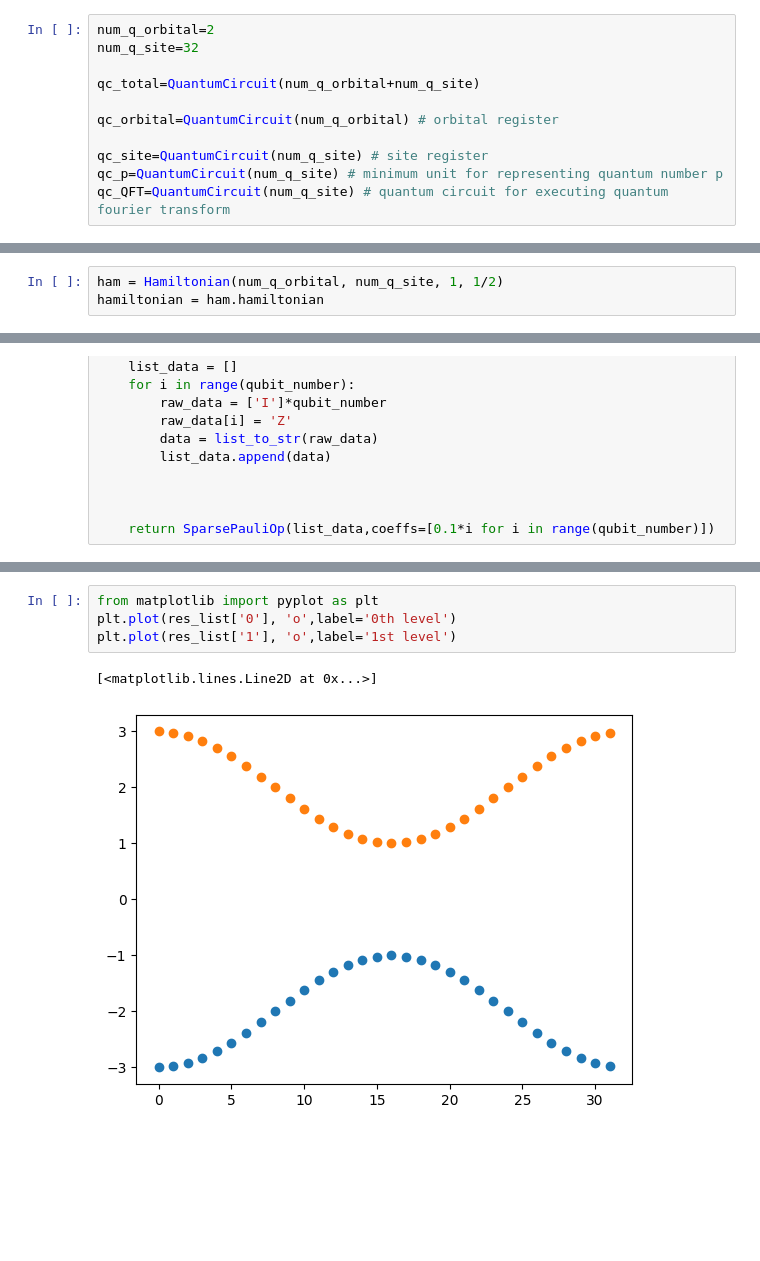
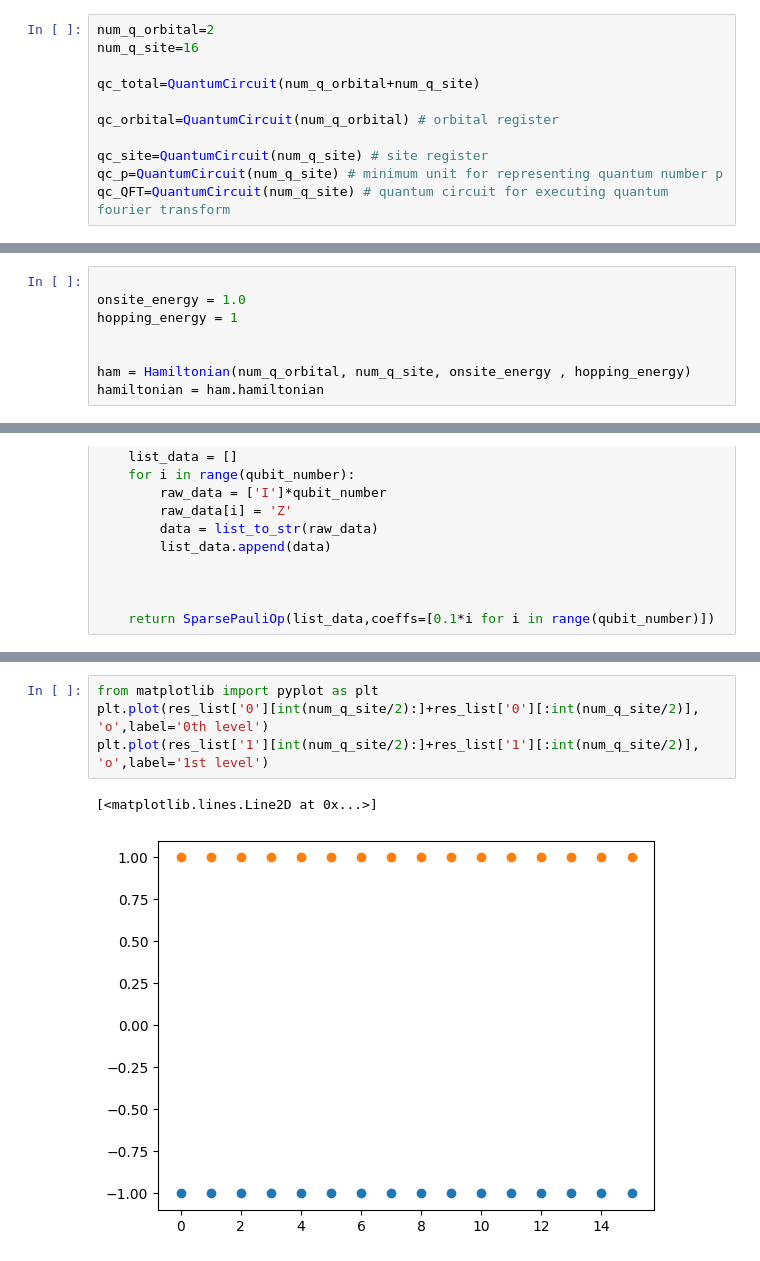
Before and after one commit to pop756/IonQ-Skku, a Jupyter notebook: demo.ipynb, the cells around one changed output, grey strips where cells are left out. Cells and saved outputs as stored; diff of their text form; blank space fills up the shorter version.

```diff
--- a/demo.ipynb
+++ b/demo.ipynb
@@ -19,7 +36,7 @@ drive.mount('/content/drive')
 optimizer = COBYLA()
 # %%
 num_q_orbital=2
-num_q_site=32
+num_q_site=16
 
 qc_total=QuantumCircuit(num_q_orbital+num_q_site)
 
@@ -175,7 +198,12 @@ class Hamiltonian(CalculateT):
         coeff = 2 * np.pi * p / self.num_q_site
         return (self.A_0 + 2 * (self.A_1 * np.cos(coeff)) - self.B_1 * np.sin(coeff)).simplify()
 # %%
-ham = Hamiltonian(num_q_orbital, num_q_site, 1, 1/2)
+
+onsite_energy = 1.0
+hopping_energy = 1
+
+
+ham = Hamiltonian(num_q_orbital, num_q_site, onsite_energy , hopping_energy)
 hamiltonian = ham.hamiltonian
 # %%
 from qiskit.quantum_info import SparsePauliOp
@@ -326,8 +354,8 @@ p=0
     'x': array([], dtype=float64)}
 # %%
 from matplotlib import pyplot as plt
-plt.plot(res_list['0'], 'o',label='0th level')
-plt.plot(res_list['1'], 'o',label='1st level')
+plt.plot(res_list['0'][int(num_q_site/2):]+res_list['0'][:int(num_q_site/2)], 'o',label='0th level')
+plt.plot(res_list['1'][int(num_q_site/2):]+res_list['1'][:int(num_q_site/2)], 'o',label='1st level')
 # %% [output]
 [<matplotlib.lines.Line2D at 0x...>]
-[figure, old version]
+[figure, new version]
```
Also changed, not shown: parts of 4 cells of this notebook.
